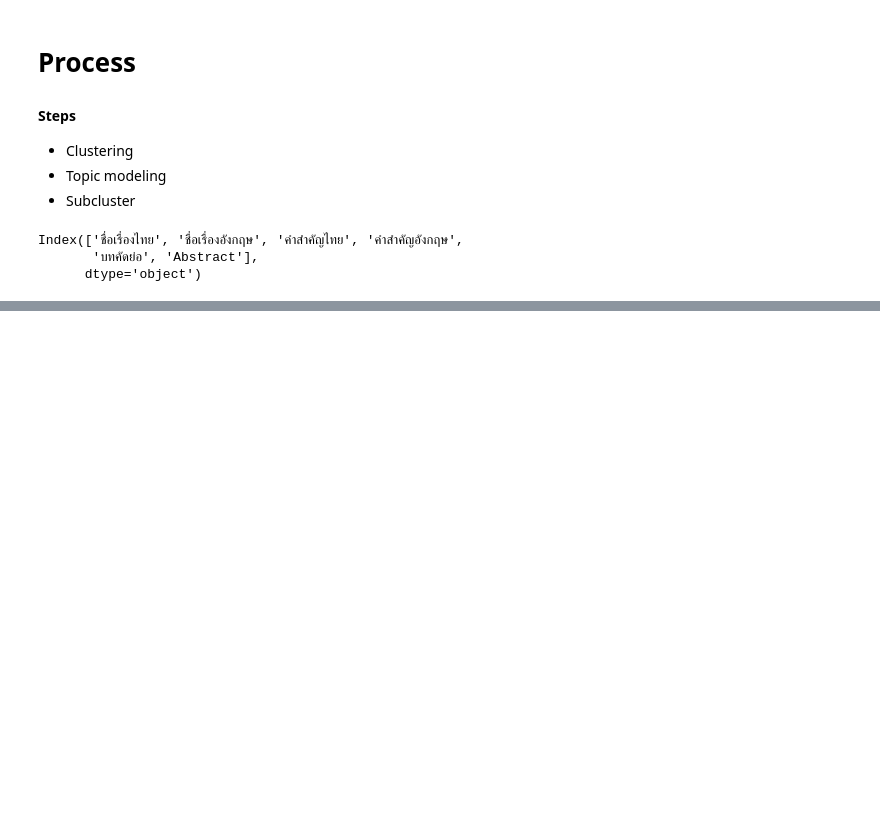
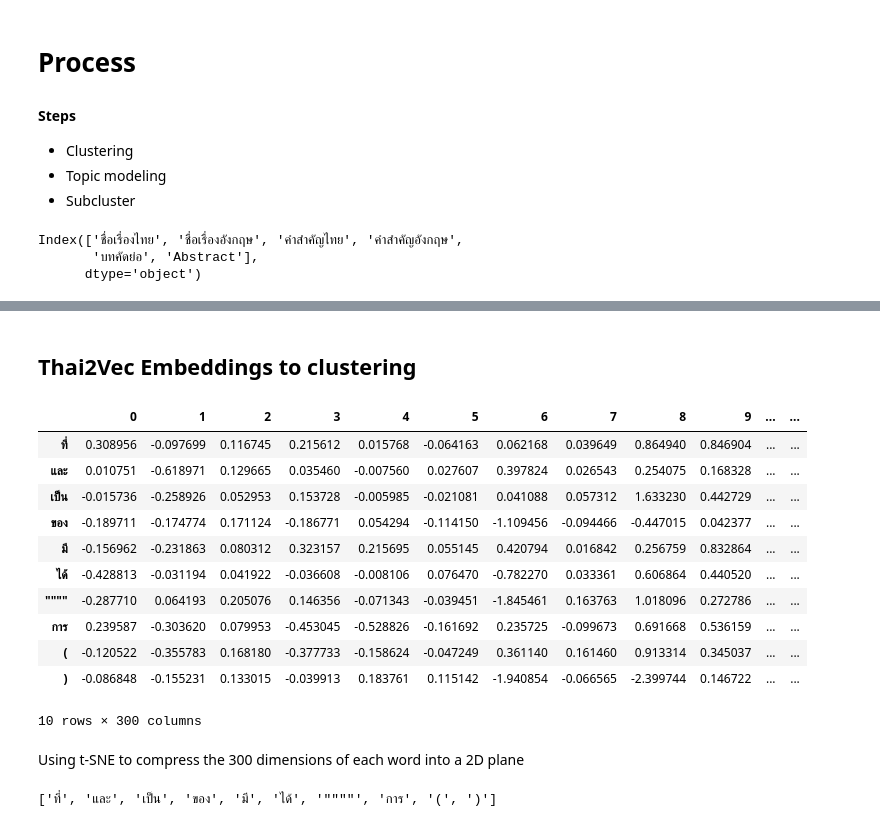
Before and after one commit to aiiaaiiaaiia/NLP, a Jupyter notebook: Ai_attempt/Project_attemp1.ipynb, the cells around one changed output, grey strips where cells are left out. Drawn from its saved outputs; the diff is of its cells as text; code cells hidden in the pictures; blank space fills up the shorter version.

```diff
--- a/Ai_attempt/Project_attemp1.ipynb
+++ b/Ai_attempt/Project_attemp1.ipynb
@@ -42,7 +42,7 @@ for i in range(0,9):
 # %%
 def remove(text):
     text = text.replace("-",'')
-    return re.sub(r"[\n|\t|\d|%|(|)|,|.|/]{1,}", "", text)
+    return re.sub(r"[\n|\t|\d|%|(|)|,|.|/|ฯ]{1,}", "", text)
 
 rm_abstract = []
 for i in range(0,len(abstract)):
@@ -53,5 +53,5 @@ for i in range(0,len(abstract)):
 # %%
 token_abstract = []
 for i in range(0,len(abstract)):
-    sub = word_tokenize(rm_abstract[i][0], engine="deepcut", keep_whitespace=False)
+    sub = word_tokenize(rm_abstract[i][0], engine="newmm", keep_whitespace=False)
     token_abstract.append(sub)
@@ -78,0 +95,2 @@ https://github.com/cstorm125/thai2fit/
+# %% [markdown]
+## Thai2Vec Embeddings to clustering
@@ -78,0 +109,23 @@ https://github.com/cstorm125/thai2fit/
+# %%
+from pythainlp import word_vector
+model = word_vector.get_model()
+# %%
+#create dataframe
+thai2dict = {}
+for word in model.index2word:
+    thai2dict[word] = model[word]
+thai2vec = pd.DataFrame.from_dict(thai2dict,orient='index')
+thai2vec.head(10)
+# %% [output]
+|  | 0 | 1 | 2 | 3 | 4 | 5 | 6 | 7 | 8 | 9 | ... | ... |
+| ที่ | 0.308956 | -0.097699 | 0.116745 | 0.215612 | 0.015768 | -0.064163 | 0.062168 | 0.039649 | 0.864940 | 0.846904 | ... | ... |
+| และ | 0.010751 | -0.618971 | 0.129665 | 0.035460 | -0.007560 | 0.027607 | 0.397824 | 0.026543 | 0.254075 | 0.168328 | ... | ... |
+| เป็น | -0.015736 | -0.258926 | 0.052953 | 0.153728 | -0.005985 | -0.021081 | 0.041088 | 0.057312 | 1.633230 | 0.442729 | ... | ... |
+| ของ | -0.189711 | -0.174774 | 0.171124 | -0.186771 | 0.054294 | -0.114150 | -1.109456 | -0.094466 | -0.447015 | 0.042377 | ... | ... |
+| มี | -0.156962 | -0.231863 | 0.080312 | 0.323157 | 0.215695 | 0.055145 | 0.420794 | 0.016842 | 0.256759 | 0.832864 | ... | ... |
+| ได้ | -0.428813 | -0.031194 | 0.041922 | -0.036608 | -0.008106 | 0.076470 | -0.782270 | 0.033361 | 0.606864 | 0.440520 | ... | ... |
+| """" | -0.287710 | 0.064193 | 0.205076 | 0.146356 | -0.071343 | -0.039451 | -1.845461 | 0.163763 | 1.018096 | 0.272786 | ... | ... |
+| การ | 0.239587 | -0.303620 | 0.079953 | -0.453045 | -0.528826 | -0.161692 | 0.235725 | -0.099673 | 0.691668 | 0.536159 | ... | ... |
+| ( | -0.120522 | -0.355783 | 0.168180 | -0.377733 | -0.158624 | -0.047249 | 0.361140 | 0.161460 | 0.913314 | 0.345037 | ... | ... |
+| ) | -0.086848 | -0.155231 | 0.133015 | -0.039913 | 0.183761 | 0.115142 | -1.940854 | -0.066565 | -2.399744 | 0.146722 | ... | ... |
+10 rows × 300 columns
@@ -78,0 +135,2 @@ https://github.com/cstorm125/thai2fit/
+# %% [markdown]
+Using t-SNE to compress the 300 dimensions of each word into a 2D plane
@@ -78,0 +139,4 @@ https://github.com/cstorm125/thai2fit/
+# %%
+labels[:10]
+# %% [output]
+['ที่', 'และ', 'เป็น', 'ของ', 'มี', 'ได้', '""""', 'การ', '(', ')']
```
Also changed, not shown: parts of 16 cells of this notebook.
